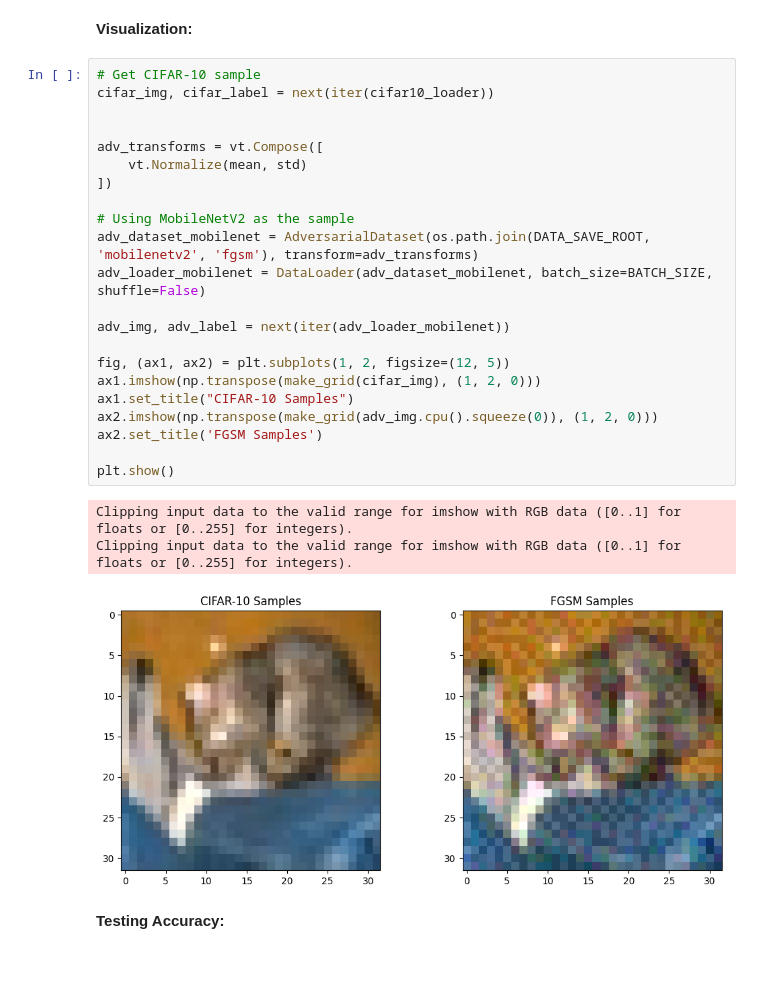
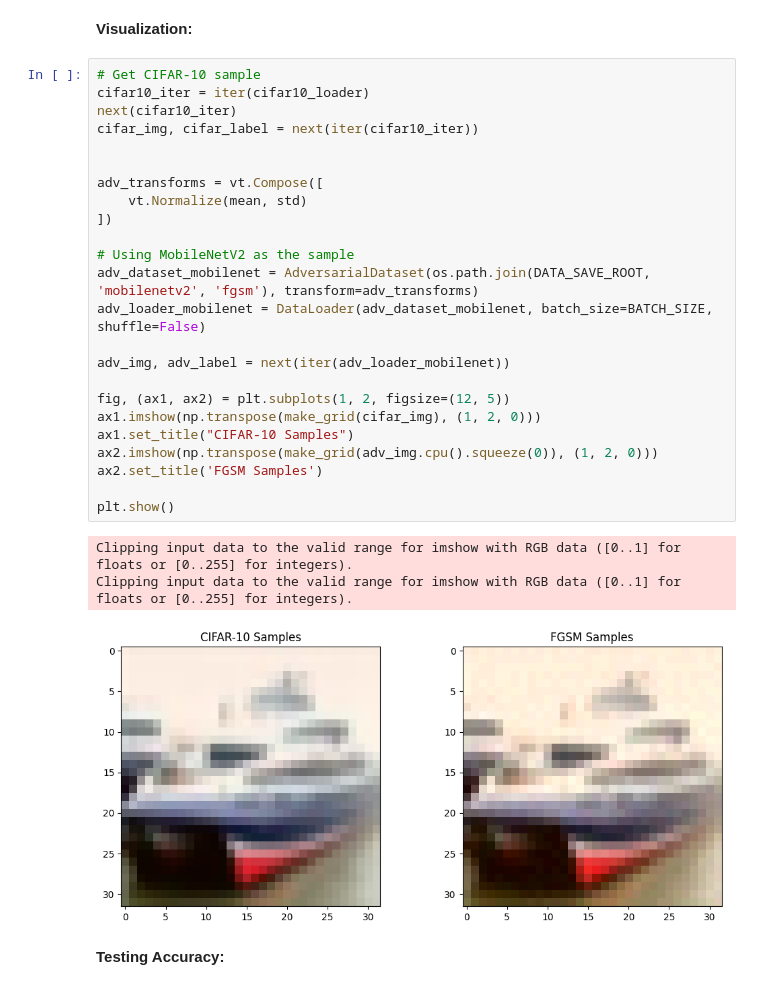
Before and after one commit to LukeIngram/CS-486-Final-Project, a Jupyter notebook: adv_attacks.ipynb, the cells around one changed output. Drawn from its saved outputs; the diff is of its cells as text.

```diff
--- a/adv_attacks.ipynb
+++ b/adv_attacks.ipynb
@@ -208,30 +208,32 @@ saving adv data to data\adversarial\resnet18\fgsm
 **Visualization:**
 # %%
 # Get CIFAR-10 sample
-cifar_img, cifar_label = next(iter(cifar10_loader))
+cifar10_iter = iter(cifar10_loader)
+next(cifar10_iter)
+cifar_img, cifar_label = next(iter(cifar10_iter))
 
 
 adv_transforms = vt.Compose([
     vt.Normalize(mean, std)
 ])
 
 # Using MobileNetV2 as the sample
 adv_dataset_mobilenet = AdversarialDataset(os.path.join(DATA_SAVE_ROOT, 'mobilenetv2', 'fgsm'), transform=adv_transforms)
 adv_loader_mobilenet = DataLoader(adv_dataset_mobilenet, batch_size=BATCH_SIZE, shuffle=False)
 
 adv_img, adv_label = next(iter(adv_loader_mobilenet))
 
 fig, (ax1, ax2) = plt.subplots(1, 2, figsize=(12, 5))
 ax1.imshow(np.transpose(make_grid(cifar_img), (1, 2, 0)))
 ax1.set_title("CIFAR-10 Samples")
 ax2.imshow(np.transpose(make_grid(adv_img.cpu().squeeze(0)), (1, 2, 0)))
 ax2.set_title('FGSM Samples')
 
 plt.show()
 # %% [output]
 Clipping input data to the valid range for imshow with RGB data ([0..1] for floats or [0..255] for integers).
 Clipping input data to the valid range for imshow with RGB data ([0..1] for floats or [0..255] for integers).
-[figure, old version]
+[figure, new version]
 # %% [markdown]
 **Testing Accuracy:**
 # %%
```
Also changed, not shown: parts of 3 cells of this notebook, 10 other files.
